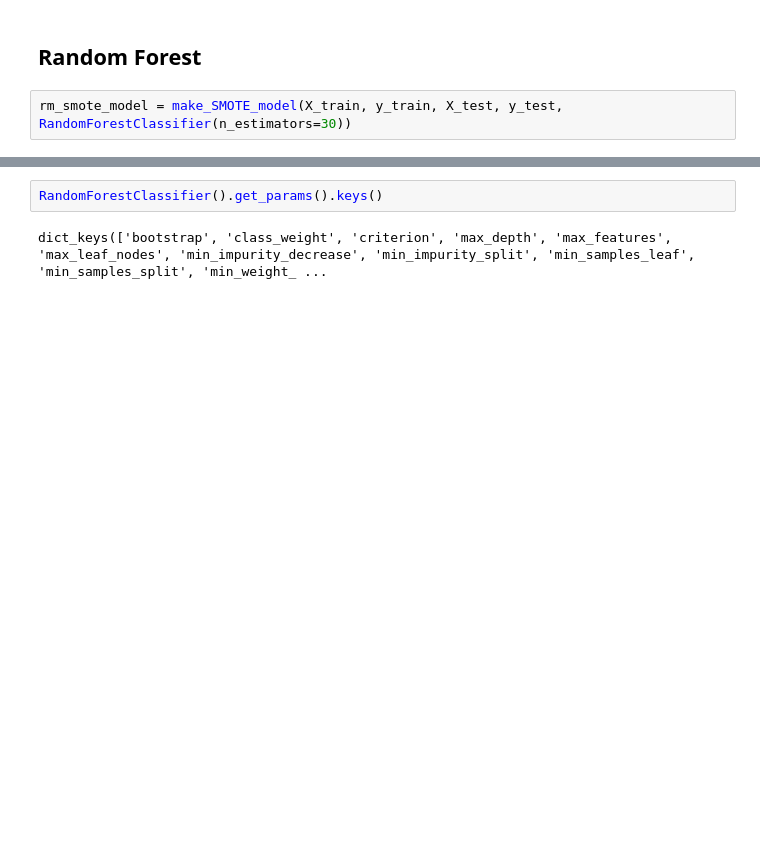
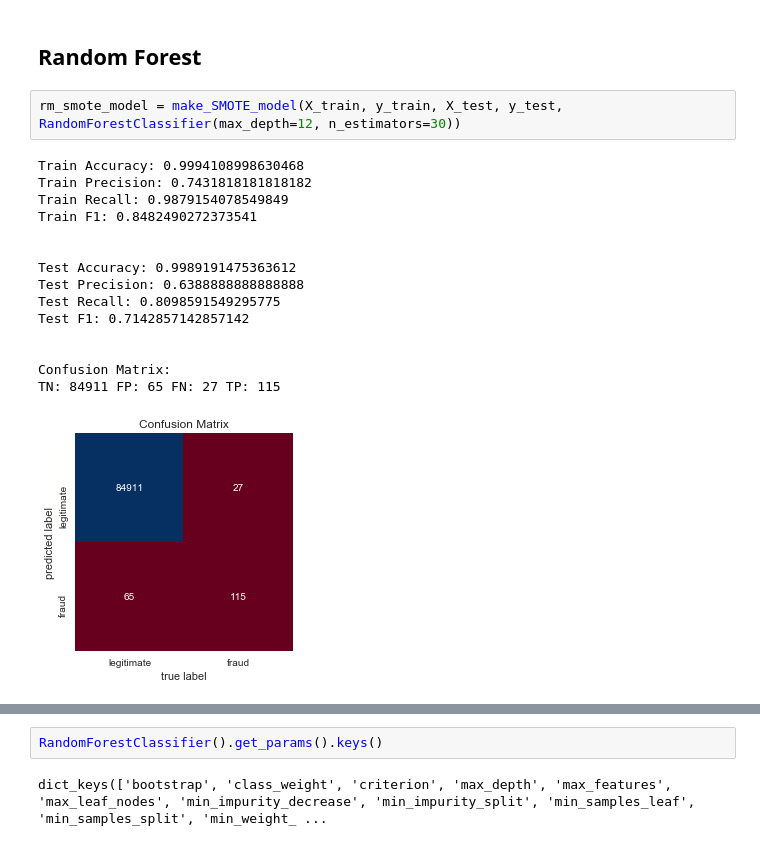
Before and after one commit to AdamBlomfield/mod_5_project, a Jupyter notebook: notebooks/ke_mod_5_project.ipynb, the cells around one changed output, grey strips where cells are left out. Cells and saved outputs as stored; diff of their text form; blank space fills up the shorter version.

```diff
--- a/notebooks/ke_mod_5_project.ipynb
+++ b/notebooks/ke_mod_5_project.ipynb
@@ -308,7 +374,23 @@ make_RandomUnderSampler_model(X_train_sc, y_train_sc, X_test_sc, y_test_sc, Logi
 # %% [markdown]
 ## Random Forest
 # %%
-rm_smote_model = make_SMOTE_model(X_train, y_train, X_test, y_test, RandomForestClassifier(n_estimators=30))
+rm_smote_model = make_SMOTE_model(X_train, y_train, X_test, y_test, RandomForestClassifier(max_depth=12, n_estimators=30))
+# %% [output]
+Train Accuracy: 0.9994108998630468
+Train Precision: 0.7431818181818182
+Train Recall: 0.9879154078549849
+Train F1: 0.8482490272373541
+
+
+Test Accuracy: 0.9989191475363612
+Test Precision: 0.6388888888888888
+Test Recall: 0.8098591549295775
+Test F1: 0.7142857142857142
+
+
+Confusion Matrix:
+TN: 84911 FP: 65 FN: 27 TP: 115
+[figure, added]
 # %%
 pred_proba = rm_smote_model.predict_proba(X_train)
 pred_proba
```
Also changed, not shown: parts of 30 cells of this notebook, 2 other files.
